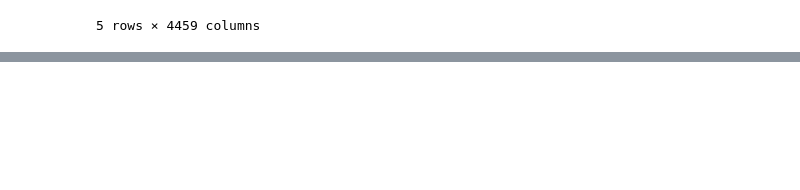
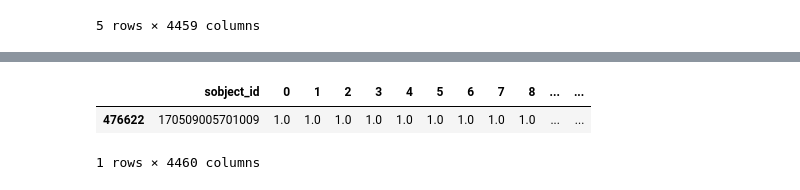
Before and after one commit to PravNJ/galah-test-nut, a Jupyter notebook: ew_plots.ipynb, the cells around one changed output, grey strips where cells are left out. Drawn from its saved outputs; the diff is of its cells as text; code cells hidden in the pictures; blank space fills up the shorter version.

```diff
--- a/ew_plots.ipynb
+++ b/ew_plots.ipynb
@@ -32,3 +42,9 @@ hf_grid = h5py.File("/data/praveen/wl_grid.h5","r")
 wl_grid = np.array(hf_grid["wl_grid"])
 # %%
 PLOT_MASK = range(1475,1545)
+# %%
+df_dr3_full.loc[df_dr3_full["sobject_id"]==170509005701009]
+# %% [output]
+|  | sobject_id | 0 | 1 | 2 | 3 | 4 | 5 | 6 | 7 | 8 | ... | ... |
+| 476622 | 170509005701009 | 1.0 | 1.0 | 1.0 | 1.0 | 1.0 | 1.0 | 1.0 | 1.0 | 1.0 | ... | ... |
+1 rows × 4460 columns
```
Also changed, not shown: parts of 7 cells of this notebook.
